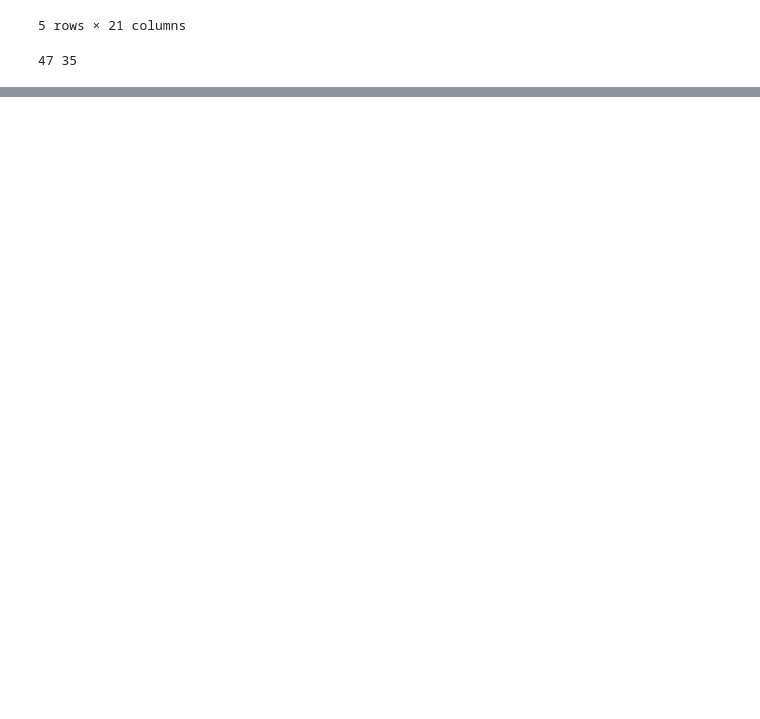
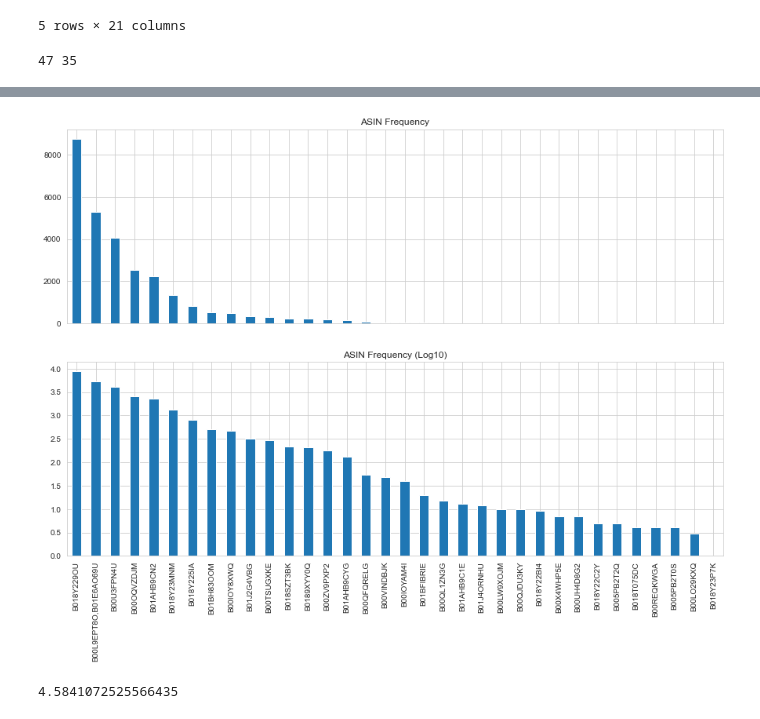
Before and after one commit to simgemulla/product-review-sentiment-analysis, a Jupyter notebook: product_review_analysis.ipynb, the cells around one changed output, grey strips where cells are left out. Drawn from its saved outputs; the diff is of its cells as text; code cells hidden in the pictures; blank space fills up the shorter version.

Commit message:
figures added.
figures added.

```diff
--- a/product_review_analysis.ipynb
+++ b/product_review_analysis.ipynb
@@ -256,0 +253,14 @@ ax_2 = plt.subplot(212, sharex = ax_1)
+# %%
+fig = plt.figure(figsize = (15,10))
+ax_1 = plt.subplot(211)
+ax_2 = plt.subplot(212, sharex = ax_1)
+reviews["asins"].value_counts().plot(kind = "bar", ax = ax_1, title = "ASIN Frequency")
+
+np.log10(reviews["asins"].value_counts()).plot(kind = "bar", ax = ax_2, title ="ASIN Frequency (Log10)")
+plt.show()
+# %% [output]
+[figure, added]
+# %%
+print(reviews["reviews.rating"].mean())
+# %% [output]
+4.5841072525566435
```
Also changed, not shown: parts of 8 cells of this notebook.
